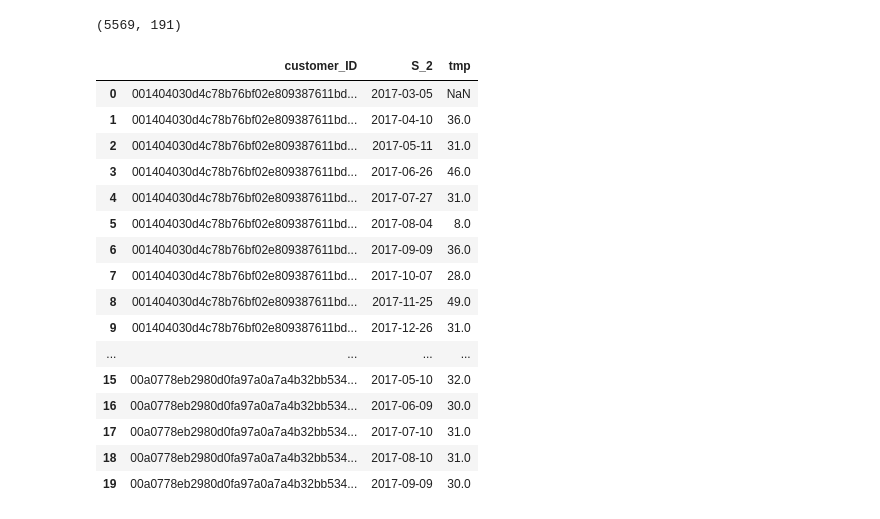
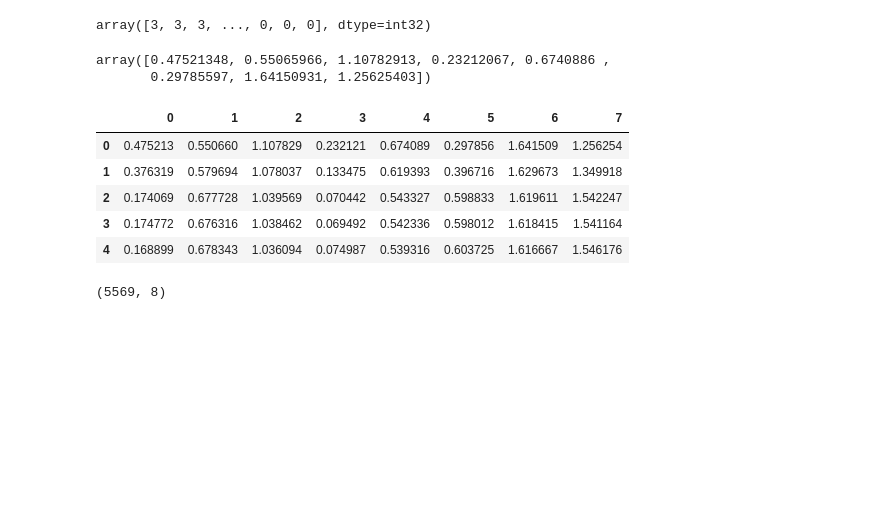
Before and after one commit to navitacion/amex-default-prediction, a Jupyter notebook: notebooks/features.ipynb, the cells around one changed output. Drawn from its saved outputs; the diff is of its cells as text; code cells hidden in the pictures; blank space fills up the shorter version.

```diff
--- a/notebooks/features.ipynb
+++ b/notebooks/features.ipynb
@@ -46,0 +43,8 @@ df.head()
+# %%
+feats = ['D_39', 'D_41']
+
+rename_list = [f'fe_rollingMean_{f}' for f in feats]
+
+df[rename_list] = df.groupby('customer_ID')[feats].transform(lambda x: x.rolling(2).mean())
+
+_df = df.groupby('customer_ID').tail(1).reset_index(drop=True)
@@ -47,4 +60,33 @@ df.head()
+# %%
+kmeans = KMeans(n_clusters=8)
+# %%
+feats = ['R_3', 'R_1']
+
+kmeans = kmeans.fit(df[feats])
+
+a = kmeans.predict(df[feats])
+b = kmeans.transform(df[feats])
+# %%
+a
+# %% [output]
+array([3, 3, 3, ..., 0, 0, 0], dtype=int32)
+# %%
+b[0]
+# %% [output]
+array([0.47521348, 0.55065966, 1.10782913, 0.23212067, 0.6740886 ,
+       0.29785597, 1.64150931, 1.25625403])
+# %%
+b = pd.DataFrame(b, columns=[np.arange(8)])
+# %%
+b.head()
+# %% [output]
+|  | 0 | 1 | 2 | 3 | 4 | 5 | 6 | 7 |
+| 0 | 0.475213 | 0.550660 | 1.107829 | 0.232121 | 0.674089 | 0.297856 | 1.641509 | 1.256254 |
+| 1 | 0.376319 | 0.579694 | 1.078037 | 0.133475 | 0.619393 | 0.396716 | 1.629673 | 1.349918 |
+| 2 | 0.174069 | 0.677728 | 1.039569 | 0.070442 | 0.543327 | 0.598833 | 1.619611 | 1.542247 |
+| 3 | 0.174772 | 0.676316 | 1.038462 | 0.069492 | 0.542336 | 0.598012 | 1.618415 | 1.541164 |
+| 4 | 0.168899 | 0.678343 | 1.036094 | 0.074987 | 0.539316 | 0.603725 | 1.616667 | 1.546176 |
 # %%
-df.shape
+b.shape
 # %% [output]
-(5569, 191)
+(5569, 8)
@@ -58,20 +92,0 @@ group = df.groupby('customer_ID')['tmp'].agg(['max', 'min', 'mean']).reset_index
-# %%
-df[['customer_ID', 'S_2', 'tmp']].head(20)
-# %% [output]
-|  | customer_ID | S_2 | tmp |
-| 0 | 001404030d4c78b76bf02e809387611bd... | 2017-03-05 | NaN |
-| 1 | 001404030d4c78b76bf02e809387611bd... | 2017-04-10 | 36.0 |
-| 2 | 001404030d4c78b76bf02e809387611bd... | 2017-05-11 | 31.0 |
-| 3 | 001404030d4c78b76bf02e809387611bd... | 2017-06-26 | 46.0 |
-| 4 | 001404030d4c78b76bf02e809387611bd... | 2017-07-27 | 31.0 |
-| 5 | 001404030d4c78b76bf02e809387611bd... | 2017-08-04 | 8.0 |
-| 6 | 001404030d4c78b76bf02e809387611bd... | 2017-09-09 | 36.0 |
-| 7 | 001404030d4c78b76bf02e809387611bd... | 2017-10-07 | 28.0 |
-| 8 | 001404030d4c78b76bf02e809387611bd... | 2017-11-25 | 49.0 |
-| 9 | 001404030d4c78b76bf02e809387611bd... | 2017-12-26 | 31.0 |
-| ... | ... | ... | ... |
-| 15 | 00a0778eb2980d0fa97a0a7a4b32bb534... | 2017-05-10 | 32.0 |
-| 16 | 00a0778eb2980d0fa97a0a7a4b32bb534... | 2017-06-09 | 30.0 |
-| 17 | 00a0778eb2980d0fa97a0a7a4b32bb534... | 2017-07-10 | 31.0 |
-| 18 | 00a0778eb2980d0fa97a0a7a4b32bb534... | 2017-08-10 | 31.0 |
-| 19 | 00a0778eb2980d0fa97a0a7a4b32bb534... | 2017-09-09 | 30.0 |
```
Also changed, not shown: parts of 17 cells of this notebook, 12 other files.
